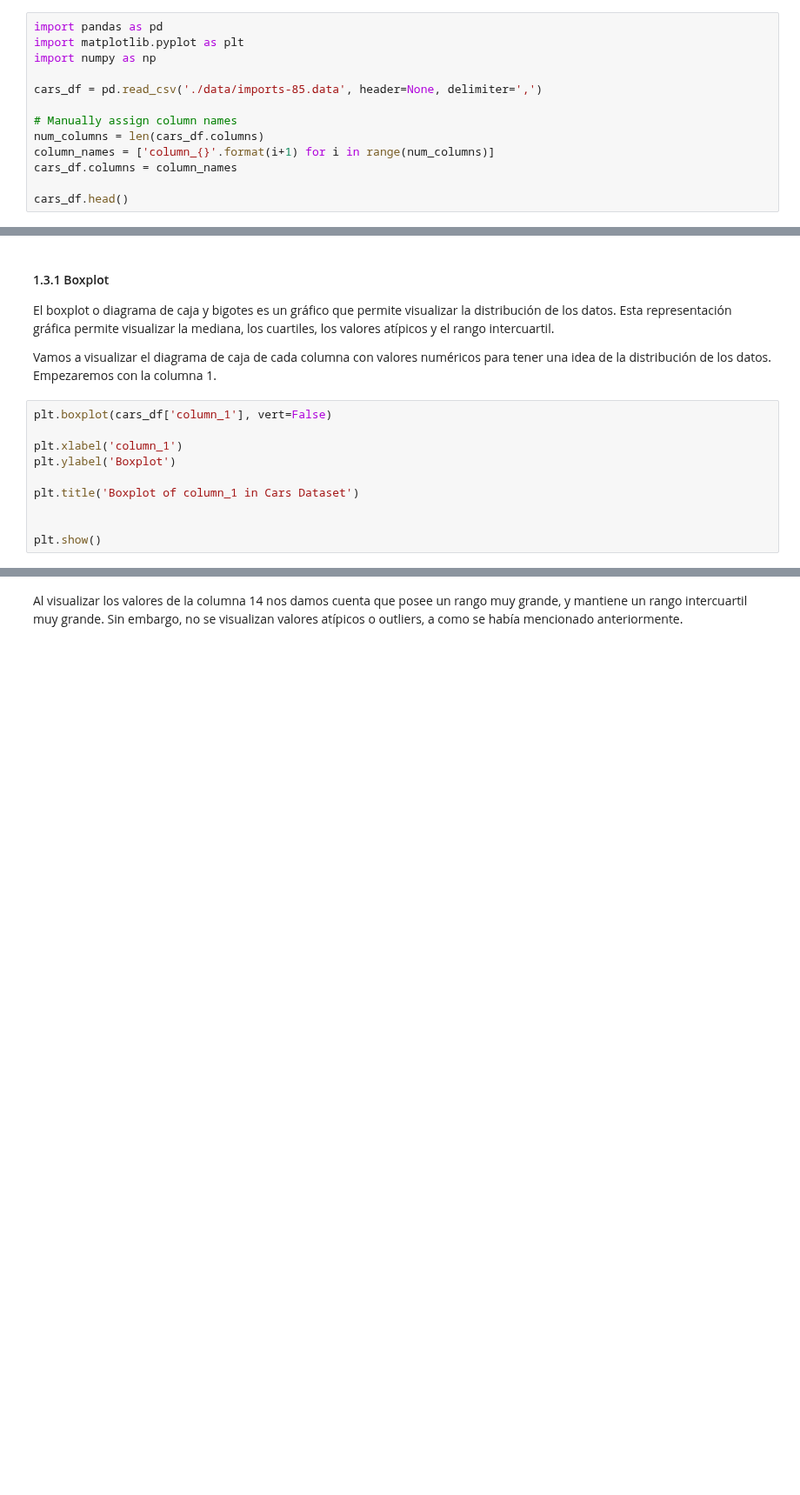
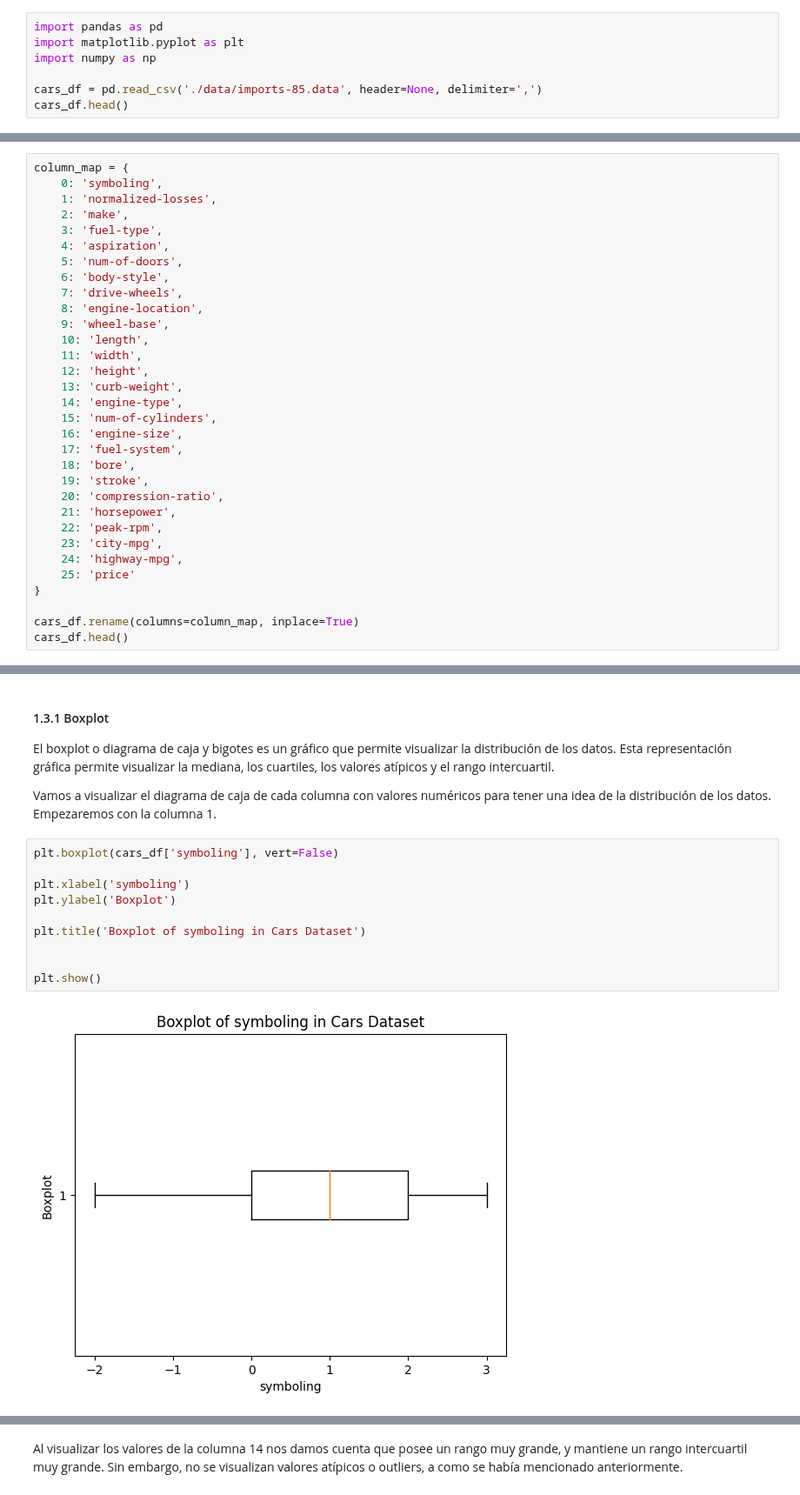
Before and after one commit to mantofer02/DataScienceBootcamp, a Jupyter notebook: FUNDATEC/MachineLearning/Quices/Quiz_01_MarcoFerraro.ipynb, the cells around one changed output, grey strips where cells are left out. Shown at 87% size. Drawn from its saved outputs; the diff is of its cells as text; blank space fills up the shorter version.

```diff
--- a/FUNDATEC/MachineLearning/Quices/Quiz_01_MarcoFerraro.ipynb
+++ b/FUNDATEC/MachineLearning/Quices/Quiz_01_MarcoFerraro.ipynb
@@ -15,10 +15,4 @@ import matplotlib.pyplot as plt
 import numpy as np
 
 cars_df = pd.read_csv('./data/imports-85.data', header=None, delimiter=',')
-
-# Manually assign column names
-num_columns = len(cars_df.columns)
-column_names = ['column_{}'.format(i+1) for i in range(num_columns)]
-cars_df.columns = column_names
-
 cars_df.head()
@@ -24,0 +31,32 @@ cars_df.head()
+# %%
+column_map = {
+    0: 'symboling',
+    1: 'normalized-losses',
+    2: 'make',
+    3: 'fuel-type',
+    4: 'aspiration',
+    5: 'num-of-doors',
+    6: 'body-style',
+    7: 'drive-wheels',
+    8: 'engine-location',
+    9: 'wheel-base',
+    10: 'length',
+    11: 'width',
+    12: 'height',
+    13: 'curb-weight',
+    14: 'engine-type',
+    15: 'num-of-cylinders',
+    16: 'engine-size',
+    17: 'fuel-system',
+    18: 'bore',
+    19: 'stroke',
+    20: 'compression-ratio',
+    21: 'horsepower',
+    22: 'peak-rpm',
+    23: 'city-mpg',
+    24: 'highway-mpg',
+    25: 'price'
+}
+
+cars_df.rename(columns=column_map, inplace=True)
+cars_df.head()
@@ -45,13 +103,15 @@ El boxplot o diagrama de caja y bigotes es un gráfico que permite visualizar la
 
 Vamos a visualizar el diagrama de caja de cada columna con valores numéricos para tener una idea de la distribución de los datos. Empezaremos con la columna 1.
 # %%
-plt.boxplot(cars_df['column_1'], vert=False)
+plt.boxplot(cars_df['symboling'], vert=False)
 
-plt.xlabel('column_1')
+plt.xlabel('symboling')
 plt.ylabel('Boxplot')
 
-plt.title('Boxplot of column_1 in Cars Dataset')
+plt.title('Boxplot of symboling in Cars Dataset')
 
 
 plt.show()
+# %% [output]
+[figure, added]
 # %% [markdown]
```
Also changed, not shown: parts of 64 cells of this notebook, 48 other files.
